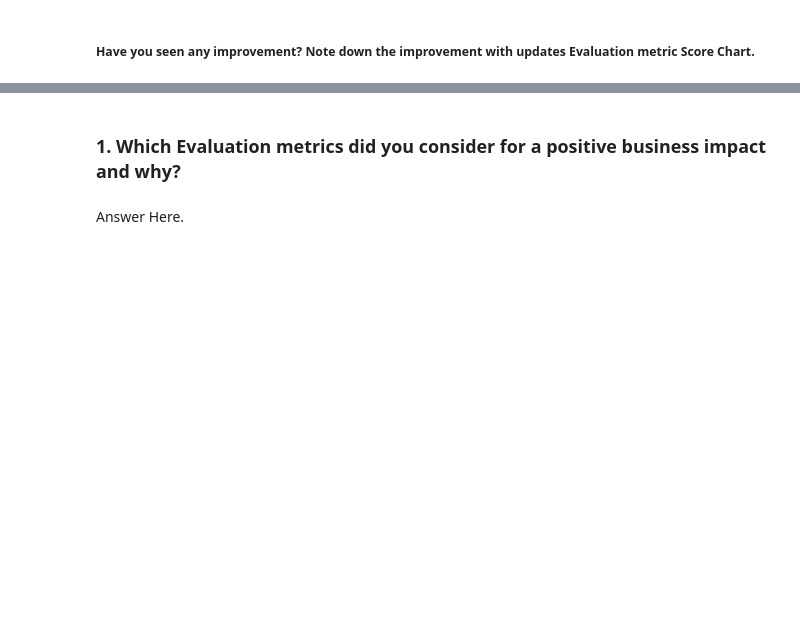
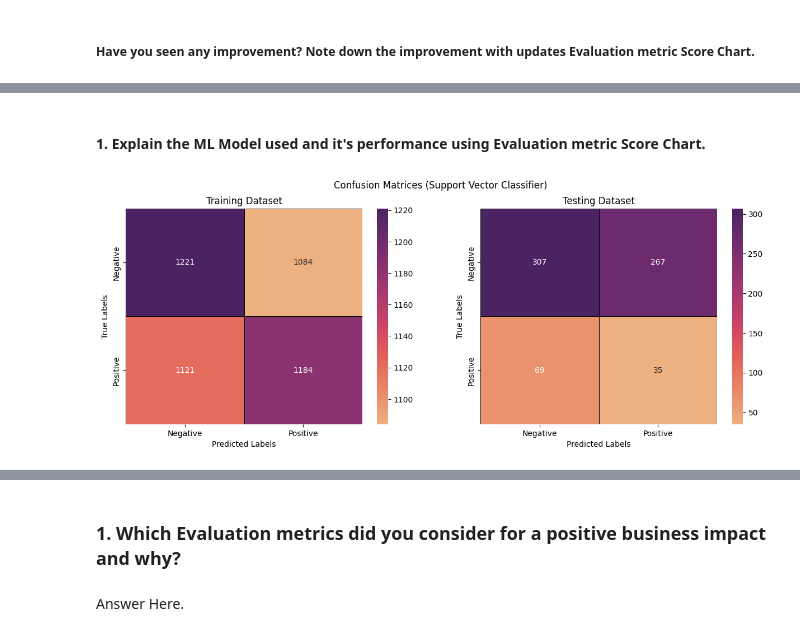
Before and after one commit to dipankarsahu1000/Cardiovascular-Risk-Prediction, a Jupyter notebook: Cardiovascular_Risk_Prediction.ipynb, the cells around one changed output, grey strips where cells are left out. Saved outputs shown, nothing was run; the diff lists cells and outputs as text; code cells hidden in the pictures; blank space fills up the shorter version.

```diff
--- a/Cardiovascular_Risk_Prediction.ipynb
+++ b/Cardiovascular_Risk_Prediction.ipynb
@@ -1538,0 +1608,8 @@ pd.concat([rf_eval_df, rf_gscv_eval_df], axis = 1)
+# %%
+# ML Model - 5 Implementation
+from sklearn.svm import SVC
+
+svc = SVC(probability = True)
+
+# Fit the Algorithm
+svc.fit(X_train, y_train)
@@ -1538,0 +1637,9 @@ pd.concat([rf_eval_df, rf_gscv_eval_df], axis = 1)
+# %% [markdown]
+#### 1. Explain the ML Model used and it's performance using Evaluation metric Score Chart.
+# %%
+svc_eval_df, svc_cm_train, svc_cm_test, svc_curve_values = eval(svc, X_train, X_test, y_train, y_test, 'Support Vector Classifier')
+
+# Generating the confusion matrices
+conmat(svc_cm_train, svc_cm_test, 'Support Vector Classifier')
+# %% [output]
+[figure, added]
```
Also changed, not shown: parts of 60 cells of this notebook.
